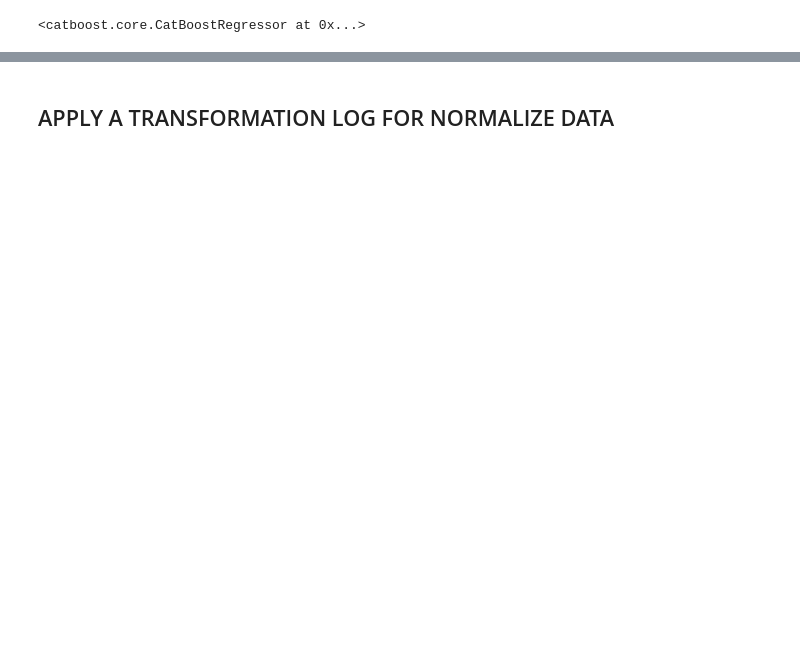
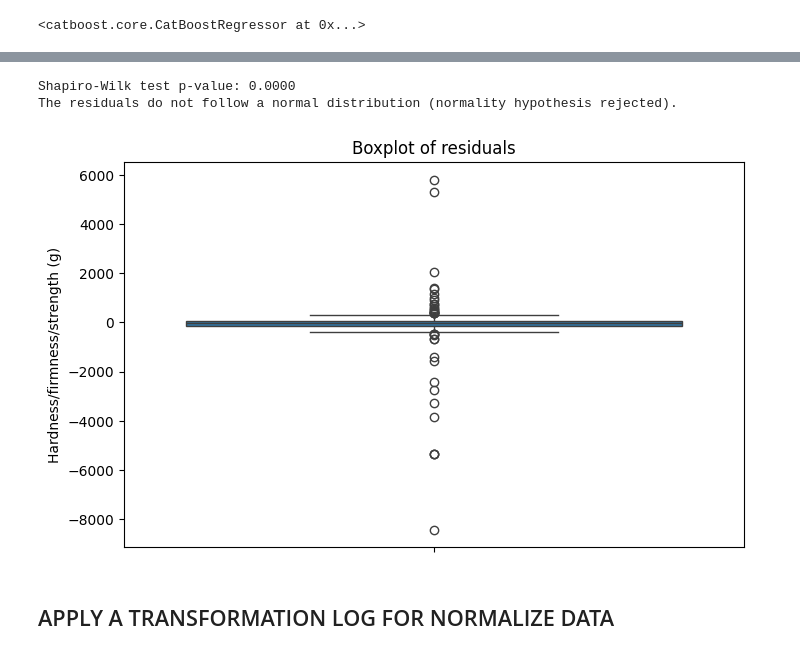
Before and after one commit to AI-BOBBY-SAS/Model_to_predict_GelHardness, a Jupyter notebook: Train_model_regression.ipynb, the cells around one changed output, grey strips where cells are left out. Saved outputs shown, nothing was run; the diff lists cells and outputs as text; code cells hidden in the pictures; blank space fills up the shorter version.

```diff
--- a/Train_model_regression.ipynb
+++ b/Train_model_regression.ipynb
@@ -395,4 +411,27 @@ print(f"Kurtosis : {stats.kurtosis(residuals):.4f}")  # Normalité ≈ 0
 Skewness : -2.1997
 Kurtosis : 21.5318
+# %%
+from scipy.stats import shapiro
+
+stat, p_value = shapiro(residuals)
+print(f"Shapiro-Wilk test p-value: {p_value:.4f}")
+
+if p_value > 0.05:
+    print("The residuals follow a normal distribution (normality hypothesis accepted).")
+else:
+    print("The residuals do not follow a normal distribution (normality hypothesis rejected).")
+# %% [output]
+Shapiro-Wilk test p-value: 0.0000
+The residuals do not follow a normal distribution (normality hypothesis rejected).
+# %%
+import seaborn as sns
+import matplotlib.pyplot as plt
+
+plt.figure(figsize=(8, 5))
+sns.boxplot(y=residuals)
+plt.title("Boxplot of residuals")
+plt.show()
+# %% [output]
+[figure, added]
 # %% [markdown]
 ## APPLY A TRANSFORMATION LOG FOR NORMALIZE DATA
```
Also changed, not shown: parts of 12 cells of this notebook.
